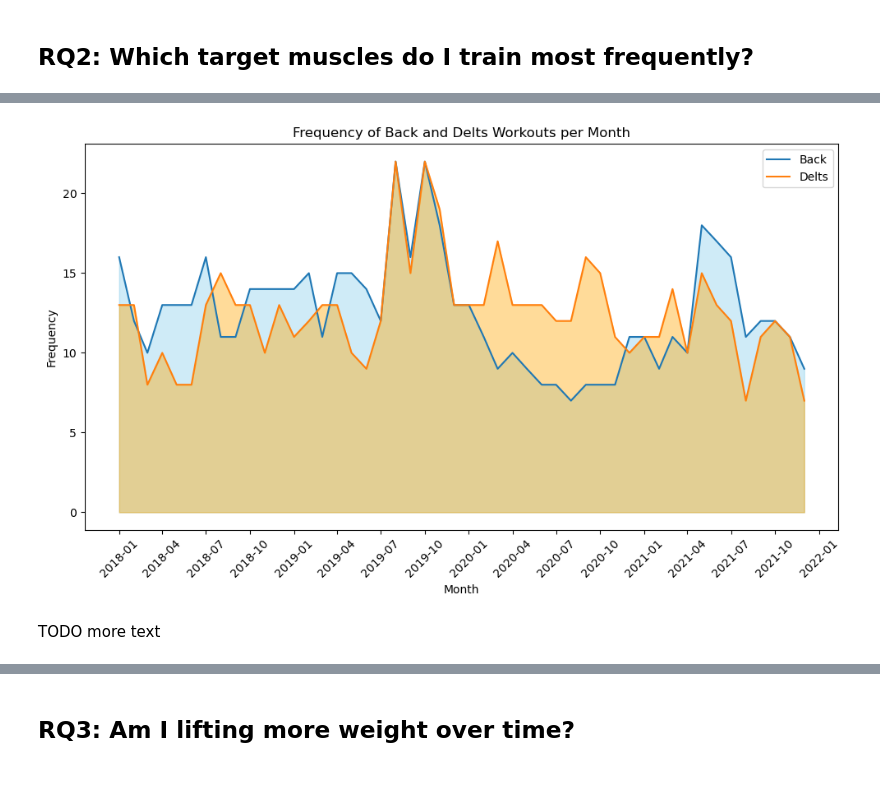
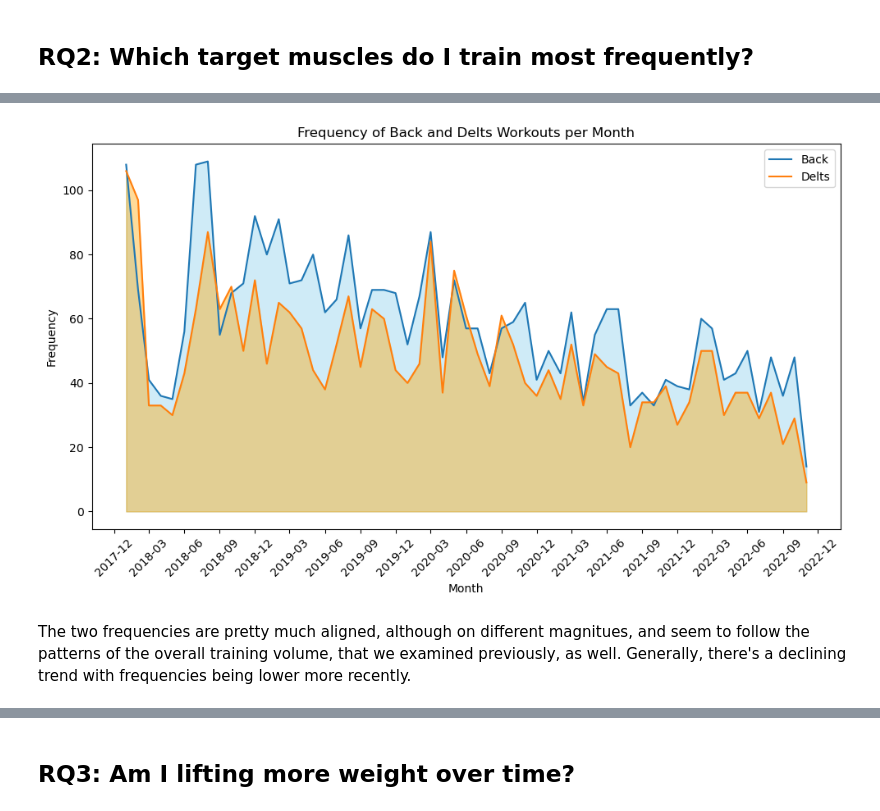
Before and after one commit to ossianhempel/training_data_analysis, a Jupyter notebook: my_training.ipynb, the cells around one changed output, grey strips where cells are left out. Cells and saved outputs as stored; diff of their text form; code cells hidden in the pictures; blank space fills up the shorter version.

```diff
--- a/my_training.ipynb
+++ b/my_training.ipynb
@@ -346,0 +436,3 @@ Since we know, from our data exploration, that we have periods in 2016-2017 wher
+# %%
+df_complete = df[df['parsed_date'].dt.year > 2017]
+df_all = df.copy()
@@ -634,14 +746,6 @@ Back and delts are the most frequently trained muscles while abs and traps are t
 # %%
 # Filter the aggregated DataFrame for rows with "Back" as the target muscle
-back_workouts = df_clean_aggregated.loc[df_clean_aggregated['target_muscle'] == 'Back'].copy()
+back_workouts = df_complete[df_complete['target_muscle'] == 'Back']
 
 # Filter the aggregated DataFrame for rows with "Delts" as the target muscle
-delts_workouts = df_clean_aggregated.loc[df_clean_aggregated['target_muscle'] == 'Delts'].copy()
-
-# Extract the month and year from the 'parsed_date' column
-back_workouts['month_year'] = back_workouts['parsed_date'].dt.to_period('M')
-delts_workouts['month_year'] = delts_workouts['parsed_date'].dt.to_period('M')
-
-# Count the frequency of workouts per month
-back_workouts_frequency = back_workouts.groupby('month_year').size().reset_index(name='frequency')
-delts_workouts_frequency = delts_workouts.groupby('month_year').size().reset_index(name='frequency')
+delts_workouts = df_complete[df_complete['target_muscle'] == 'Delts']
@@ -647,0 +762,4 @@ delts_workouts_frequency = delts_workouts.groupby('month_year').size().reset_ind
+# %%
+# Count the frequency of workouts per month
+back_workouts_frequency = back_workouts.groupby('year-month').size().reset_index(name='frequency')
+delts_workouts_frequency = delts_workouts.groupby('year-month').size().reset_index(name='frequency')
@@ -648,41 +775,35 @@ delts_workouts_frequency = delts_workouts.groupby('month_year').size().reset_ind
 # %%
-# Import necessary modules
-import matplotlib.dates as mdates
-
 # Plot the area chart using Matplotlib and Seaborn
 plt.figure(figsize=(10, 6))
 
 # Convert 'month_year' to datetime
-"""back_workouts_frequency['month_year'] = pd.to_datetime(back_workouts_frequency['month_year'])
-delts_workouts_frequency['month_year'] = pd.to_datetime(delts_workouts_frequency['month_year'])"""
-# Convert 'month_year' to datetime
-back_workouts_frequency['month_year'] = back_workouts_frequency['month_year'].dt.to_timestamp()
-delts_workouts_frequency['month_year'] = delts_workouts_frequency['month_year'].dt.to_timestamp()
-
+back_workouts_frequency['year-month'] = pd.to_datetime(back_workouts_frequency['year-month'])
+delts_workouts_frequency['year-month'] = pd.to_datetime(delts_workouts_frequency['year-month'])
 
 # Sort data
-back_workouts_frequency.sort_values('month_year', inplace=True)
-delts_workouts_frequency.sort_values('month_year', inplace=True)
+back_workouts_frequency.sort_values('year-month', inplace=True)
+delts_workouts_frequency.sort_values('year-month', inplace=True)
 
 # Plot data
-plt.plot(back_workouts_frequency['month_year'], back_workouts_frequency['frequency'], label='Back')
-plt.fill_between(back_workouts_frequency['month_year'], back_workouts_frequency['frequency'], color='skyblue', alpha=0.4)
+plt.plot(back_workouts_frequency['year-month'], back_workouts_frequency['frequency'], label='Back')
+plt.fill_between(back_workouts_frequency['year-month'], back_workouts_frequency['frequency'], color='skyblue', alpha=0.4)
 
-plt.plot(delts_workouts_frequency['month_year'], delts_workouts_frequency['frequency'], label='Delts')
-plt.fill_between(delts_workouts_frequency['month_year'], delts_workouts_frequency['frequency'], color='orange', alpha=0.4)
+plt.plot(delts_workouts_frequency['year-month'], delts_workouts_frequency['frequency'], label='Delts')
+plt.fill_between(delts_workouts_frequency['year-month'], delts_workouts_frequency['frequency'], color='orange', alpha=0.4)
 
 # Format x-axis
 plt.gca().xaxis.set_major_formatter(mdates.DateFormatter('%Y-%m'))
 plt.gca().xaxis.set_major_locator(mdates.MonthLocator(interval=3)) # set x-axis intervals to 3 months
 
 plt.xlabel('Month')
 plt.ylabel('Frequency')
 plt.title('Frequency of Back and Delts Workouts per Month')
-plt.xticks(rotation=45)  # Rotate x-axis labels for better readability
+plt.xticks(rotation=45)
 plt.legend()
 plt.tight_layout()
 plt.show()
 # %% [output]
-[figure, old version]
+[figure, new version]
 # %% [markdown]
-TODO more text
+The two frequencies are pretty much aligned, although on different magnitues, and seem to follow the patterns of the
+overall training volume, that we examined previously, as well. Generally, there's a declining trend with frequencies being lower more recently.
```
Also changed, not shown: parts of 92 cells of this notebook, 1 other file.
